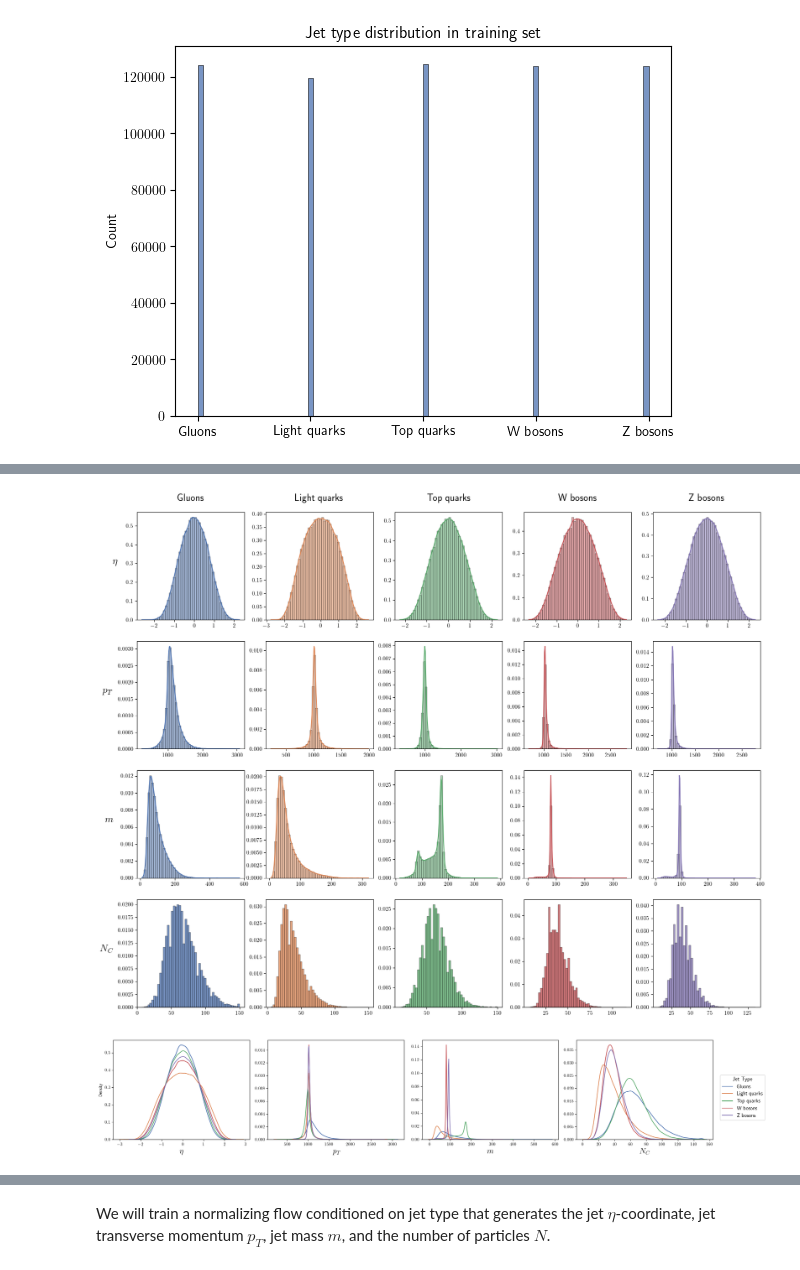
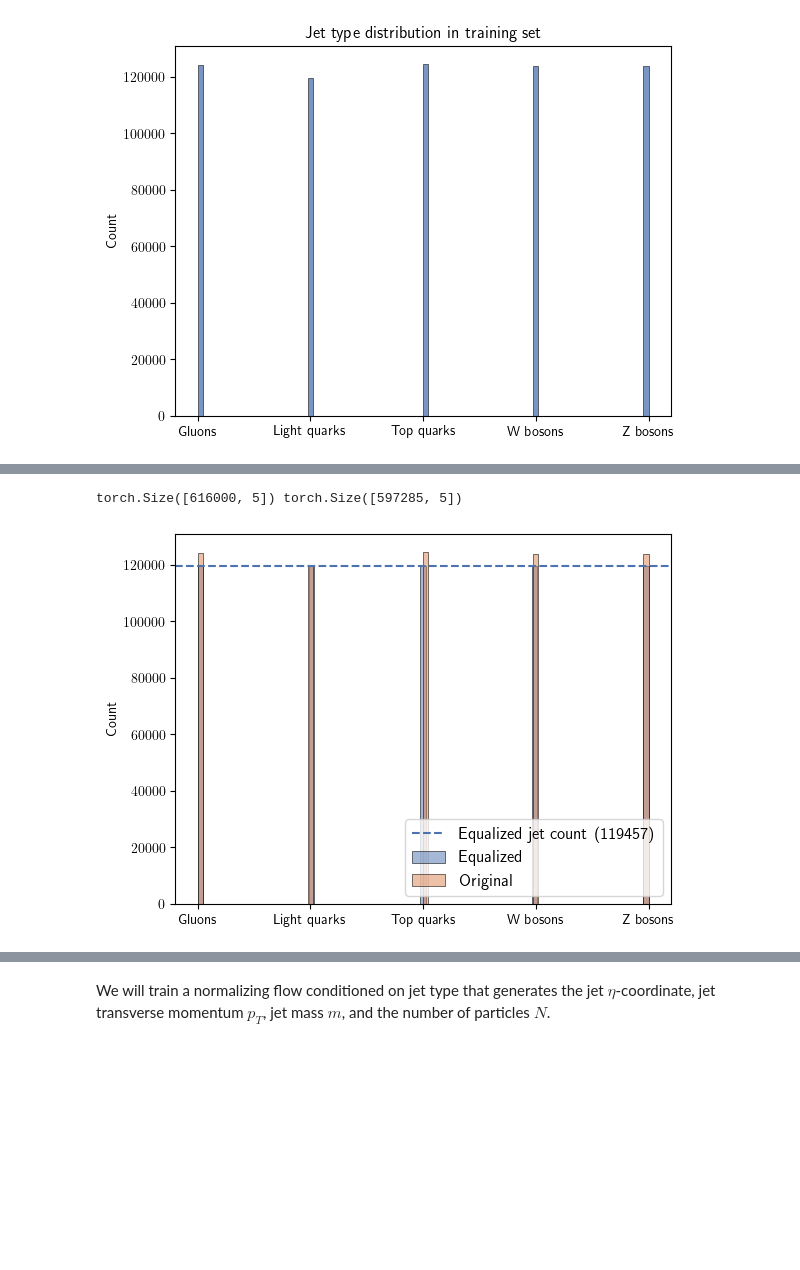
Before and after one commit to ArjunS07/s25-fermilab-research, a Jupyter notebook: src/jet_attributes.ipynb, the cells around one changed output, grey strips where cells are left out. Cells and saved outputs as stored; diff of their text form; code cells hidden in the pictures; blank space fills up the shorter version.

```diff
--- a/src/jet_attributes.ipynb
+++ b/src/jet_attributes.ipynb
@@ -69,56 +62,22 @@ colors
-# %%
-JET_FEATURES = [r"$\eta$", r"$p_T$", r"$m$", r"$N_C$"]
-
-fig, axs = plt.subplots(4, 5, figsize=(20, 16))
-
-
-for i, feature in enumerate(JET_FEATURES):
-    for j, jet_type in enumerate(jet_type_map.keys()):
-        if i == 0:
-            axs[i, j].set_title(jet_type_map[jet_type], fontsize=18, pad=20)
-        else:
-            axs[i, j].set_title("")
-        ax = axs[i, j]
-        sns.histplot(
-            X_train[X_train[:, -1] == jet_type][:, i].numpy(),
-            ax=ax,
-            kde=feature != r"$N_C$",
-            stat="density",
-            bins=50,
-            color=colors[j],
-        )
-        ax.set_xlabel("")
-        ax.set_ylabel("")
-    axs[i, 0].set_ylabel(feature, rotation=0, fontsize=18, labelpad=20)
-# %% [output]
-[figure, removed]
-# %%
-
-fig, axs = plt.subplots(1, 4, figsize=(20, 4))
-for i, feature in enumerate(JET_FEATURES):
-    ax = axs[i]
-    for jet_type in jet_type_map.keys():
-        sns.kdeplot(
-            X_train[X_train[:, -1] == jet_type][:, i].numpy(),
-            ax=ax,
-            label=jet_type_map[jet_type]
-        )
-    ax.set_xlabel(feature, fontsize=18)
-    if i == 0:
-        ax.set_ylabel("Density")
-    else:
-        ax.set_ylabel("")
-legend_handles, legend_labels = axs[0].get_legend_handles_labels()
-fig.legend(
-    legend_handles,
-    legend_labels,
-    title="Jet Type",
-    loc="center left",
-    bbox_to_anchor=(1, 0.5),
-    fontsize=12,
-    title_fontsize=13
-)
-plt.tight_layout()
-plt.savefig("gen/figs/real_jet_attributes.png", dpi=300, bbox_inches="tight")
-# %% [output]
-[figure, removed]
+# %%
+# equalize the number of jets per type
+X_train_equalized = []
+min_jets_per_type = min(len(X_train[X_train[:, -1] == jet_type]) for jet_type in jet_type_map.keys())
+for jet_type in jet_type_map.keys():
+    X_train_equalized.extend(X_train[X_train[:, -1] == jet_type][:min_jets_per_type])
+
+X_train_original = X_train.clone()
+X_train = torch.tensor(np.array(X_train_equalized), dtype=torch.float32)
+print(X_train_original.shape, X_train.shape)
+# %% [output]
+torch.Size([616000, 5]) torch.Size([597285, 5])
+# %%
+sns.histplot(X_train[:, -1].numpy(), alpha=0.5, label="Equalized")
+sns.histplot(X_train_original[:, -1].numpy(), alpha=0.5, label="Original")
+plt.axhline(min_jets_per_type, linestyle='--', label=f"Equalized jet count ({min_jets_per_type}) ")
+plt.xticks(ticks=[0, 1, 2, 3, 4], labels=jet_type_map.values())
+plt.legend(loc="lower right", fontsize=12)
+plt.ylabel("Count")
+plt.savefig("gen/figs/jet_type_distribution_equalized.png", dpi=300, bbox_inches="tight")
+# %% [output]
+[figure, added]
```
Also changed, not shown: parts of 17 cells of this notebook.
